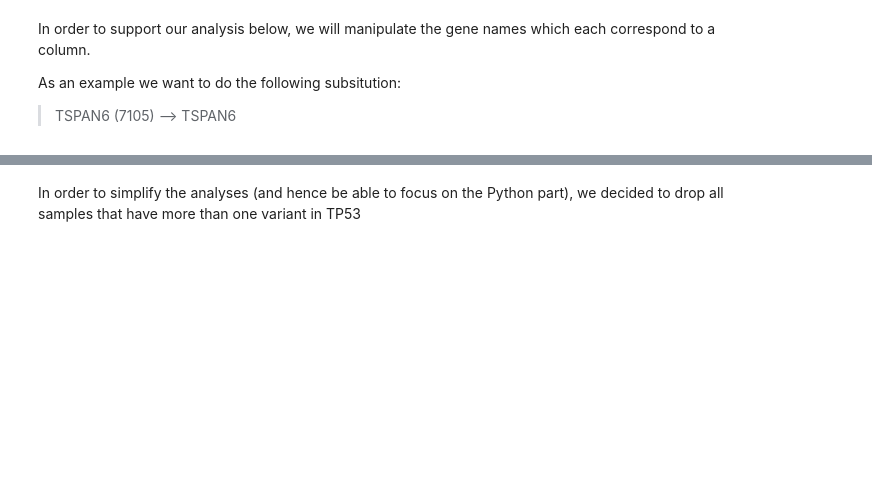
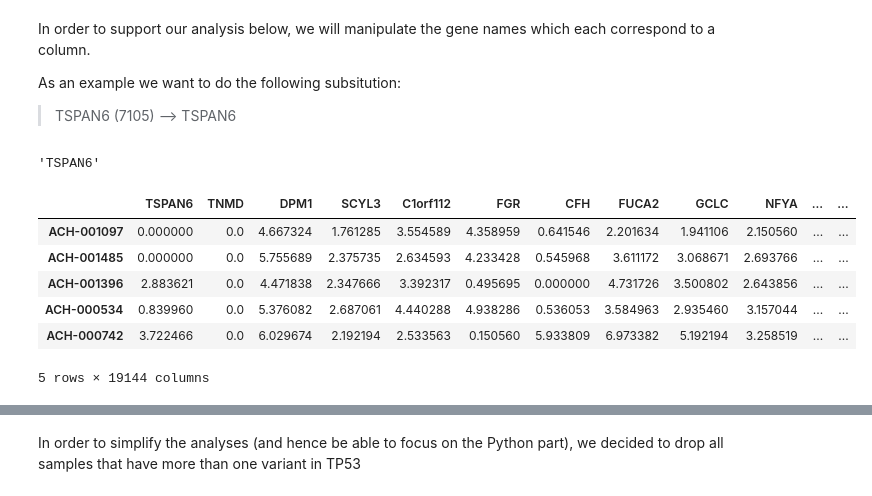
Before and after one commit to andreassteffen/python_WS_2019, a Jupyter notebook: notebooks/python workshop 2019.ipynb, the cells around one changed output, grey strips where cells are left out. Drawn from its saved outputs; the diff is of its cells as text; code cells hidden in the pictures; blank space fills up the shorter version.

```diff
--- a/notebooks/python workshop 2019.ipynb
+++ b/notebooks/python workshop 2019.ipynb
@@ -406,14 +736,24 @@ In order to support our analysis below, we will manipulate the gene names which
 As an example we want to do the following subsitution:
 
 > TSPAN6 (7105) --> TSPAN6
+# %%
+df_e.columns[0].split(' ')[0]
+# %% [output]
+'TSPAN6'
 # %%
-columns = df_e.columns # get all column names
 # use a list comprehesion to iterate over all column names and
 # split each string at whitespaces it contains. We will use the left-most
 # split sub-string (which is left of the first white space)
-columns_ = [c.split(" ")[0] for c in columns]
-df_e.columns = columns_ # replace old column names by our substituted
+df_e.columns = [c.split(" ")[0] for c in df_e.columns]
 df_e.head()
+# %% [output]
+|  | TSPAN6 | TNMD | DPM1 | SCYL3 | C1orf112 | FGR | CFH | FUCA2 | GCLC | NFYA | ... | ... |
+| ACH-001097 | 0.000000 | 0.0 | 4.667324 | 1.761285 | 3.554589 | 4.358959 | 0.641546 | 2.201634 | 1.941106 | 2.150560 | ... | ... |
+| ACH-001485 | 0.000000 | 0.0 | 5.755689 | 2.375735 | 2.634593 | 4.233428 | 0.545968 | 3.611172 | 3.068671 | 2.693766 | ... | ... |
+| ACH-001396 | 2.883621 | 0.0 | 4.471838 | 2.347666 | 3.392317 | 0.495695 | 0.000000 | 4.731726 | 3.500802 | 2.643856 | ... | ... |
+| ACH-000534 | 0.839960 | 0.0 | 5.376082 | 2.687061 | 4.440288 | 4.938286 | 0.536053 | 3.584963 | 2.935460 | 3.157044 | ... | ... |
+| ACH-000742 | 3.722466 | 0.0 | 6.029674 | 2.192194 | 2.533563 | 0.150560 | 5.933809 | 6.973382 | 5.192194 | 3.258519 | ... | ... |
+5 rows × 19144 columns
 # %%
 # Now let us read the mutation data but only load specific columns required for our analysis,
 # namely "Variant_Classification", "DepMap_ID" and "Hugo_Symbol"
```
Also changed, not shown: parts of 116 cells of this notebook, 2 other files.
